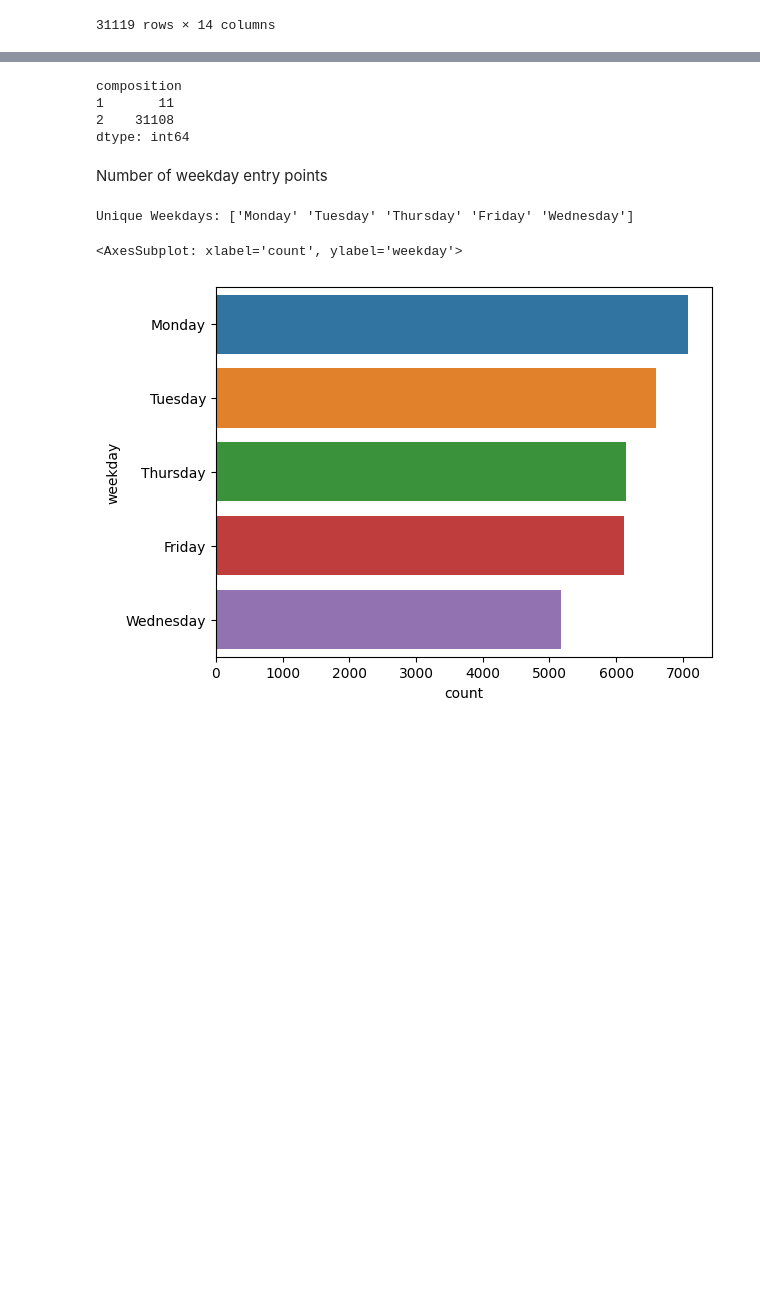
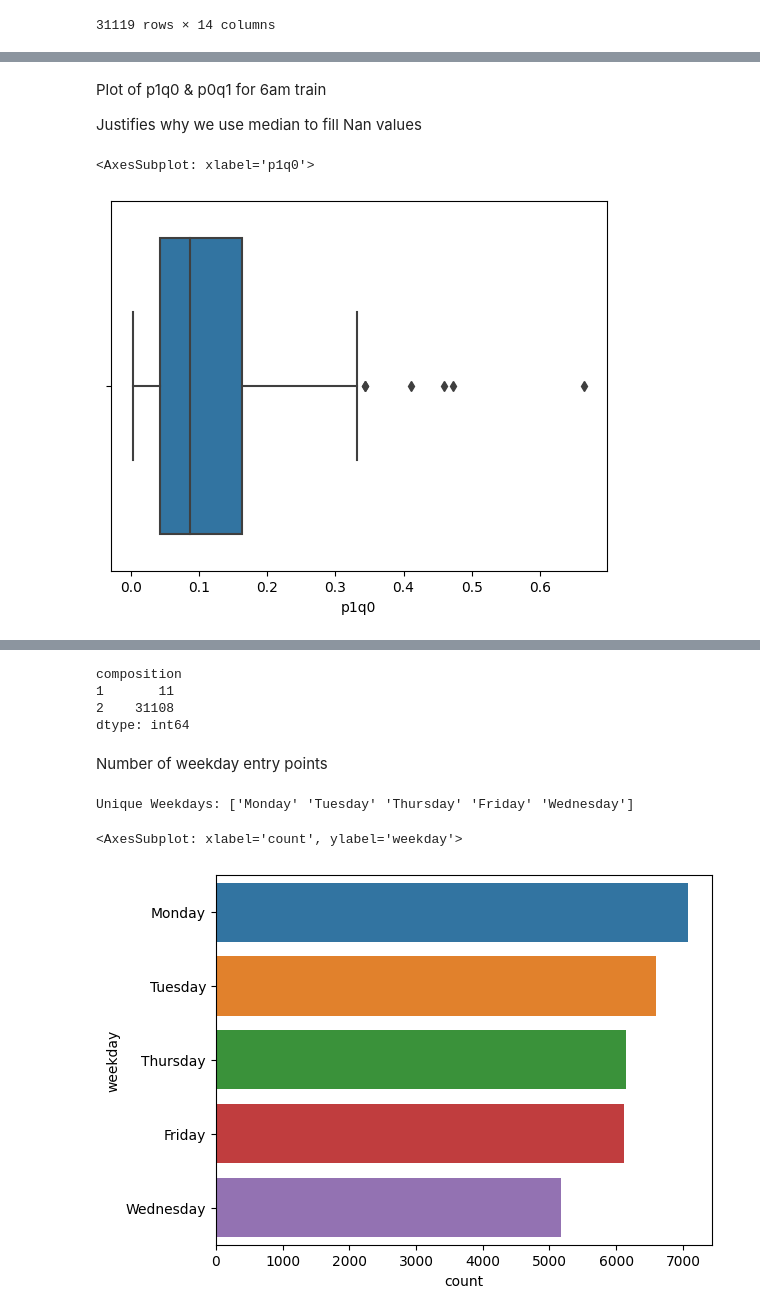
Before and after one commit to BlueMonkeyQ/Train-Forcasting, a Jupyter notebook: marc_eda.ipynb, the cells around one changed output, grey strips where cells are left out. Cells and saved outputs as stored; diff of their text form; code cells hidden in the pictures; blank space fills up the shorter version.

```diff
--- a/marc_eda.ipynb
+++ b/marc_eda.ipynb
@@ -124,0 +127,3 @@ Xtrain_date
+# %%
+six_am = Xtrain_date.loc[Xtrain_date['hour']=='06:00:00']
+print(six_am.describe())
@@ -124,0 +150,9 @@ Xtrain_date
+# %% [markdown]
+Plot of p1q0 & p0q1 for 6am train
+
+Justifies why we use median to fill Nan values
+# %%
+sns.boxplot(six_am,x=six_am['p1q0'])
+# %% [output]
+<AxesSubplot: xlabel='p1q0'>
+[figure, added]
```
Also changed, not shown: parts of 12 cells of this notebook, 2 other files.
